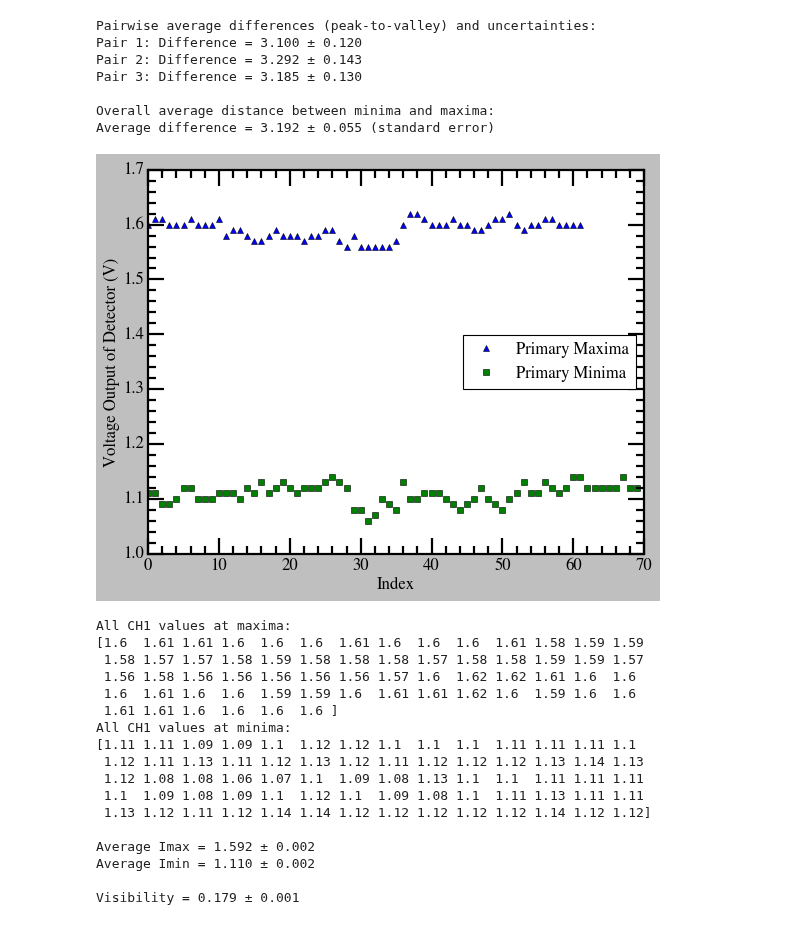
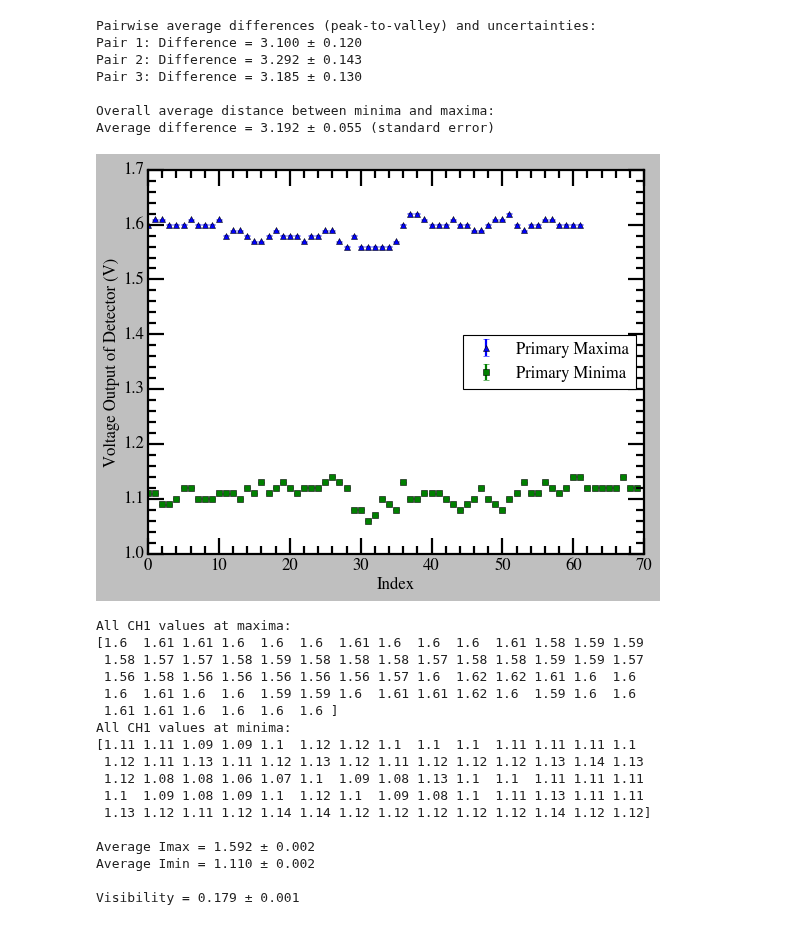
Before and after one commit to vinh-qtran/mit-jlab-sp25, a Jupyter notebook: michelson/michelson.ipynb, the cells around one changed output. Saved outputs shown, nothing was run; the diff lists cells and outputs as text; code cells hidden in the pictures.

```diff
--- a/michelson/michelson.ipynb
+++ b/michelson/michelson.ipynb
@@ -425,9 +586,14 @@ for file in file_list:
 all_maxima = np.array(all_maxima)
 all_minima = np.array(all_minima)
 
-# Plot the extracted primary peaks.
-plt.plot(all_maxima, '^', label='Primary Maxima')
-plt.plot(all_minima, 's', label='Primary Minima')
+# Define a constant error value for the measurements.
+constant_error = 0.001
+
+# Plot the extracted primary peaks with error bars.
+plt.errorbar(np.arange(len(all_maxima)), all_maxima, yerr=constant_error, fmt='^',
+             label='Primary Maxima', capsize=3)
+plt.errorbar(np.arange(len(all_minima)), all_minima, yerr=constant_error, fmt='s',
+             label='Primary Minima', capsize=3)
 plt.xlabel('Index')
 plt.ylabel('Voltage Output of Detector (V)')
 plt.legend()
@@ -435,38 +601,34 @@ plt.savefig('Intensity.png', dpi=300, bbox_inches='tight')
 plt.show()
 
 print("All CH1 values at maxima:")
 print(all_maxima)
 print("All CH1 values at minima:")
 print(all_minima)
-
-# # Save the data to CSV files.
-# np.savetxt('Primary_Maxima.csv', all_maxima)
-# np.savetxt('Primary_Minima.csv', all_minima)
 
 # --- Calculate Visibility using CH1 Data ---
 # Compute overall averages and uncertainties (standard error)
 avg_Imax = np.mean(all_maxima)
 std_err_Imax = np.std(all_maxima, ddof=1) / np.sqrt(len(all_maxima))
 
 avg_Imin = np.mean(all_minima)
 std_err_Imin = np.std(all_minima, ddof=1) / np.sqrt(len(all_minima))
 
 print("\nAverage Imax = {:.3f} ± {:.3f}".format(avg_Imax, std_err_Imax))
 print("Average Imin = {:.3f} ± {:.3f}".format(avg_Imin, std_err_Imin))
 
 # Visibility is defined as: V = (Imax - Imin) / (Imax + Imin)
 visibility = (avg_Imax - avg_Imin) / (avg_Imax + avg_Imin)
 
 # Propagate the uncertainties using partial derivatives:
 # dV/dImax = 2 * Imin / (Imax + Imin)^2 and dV/dImin = -2 * Imax / (Imax + Imin)^2
 dV_dImax = 2 * avg_Imin / (avg_Imax + avg_Imin)**2
 dV_dImin = -2 * avg_Imax / (avg_Imax + avg_Imin)**2
 
 visibility_unc = np.sqrt((dV_dImax * std_err_Imax)**2 + (dV_dImin * std_err_Imin)**2)
 
 print("\nVisibility = {:.3f} ± {:.3f}".format(visibility, visibility_unc))
 # %% [output]
-[figure, old version]
+[figure, new version]
 All CH1 values at maxima:
 [1.6  1.61 1.61 1.6  1.6  1.6  1.61 1.6  1.6  1.6  1.61 1.58 1.59 1.59
  1.58 1.57 1.57 1.58 1.59 1.58 1.58 1.58 1.57 1.58 1.58 1.59 1.59 1.57
```
Also changed, not shown: parts of 3 cells of this notebook, 16 other files.
